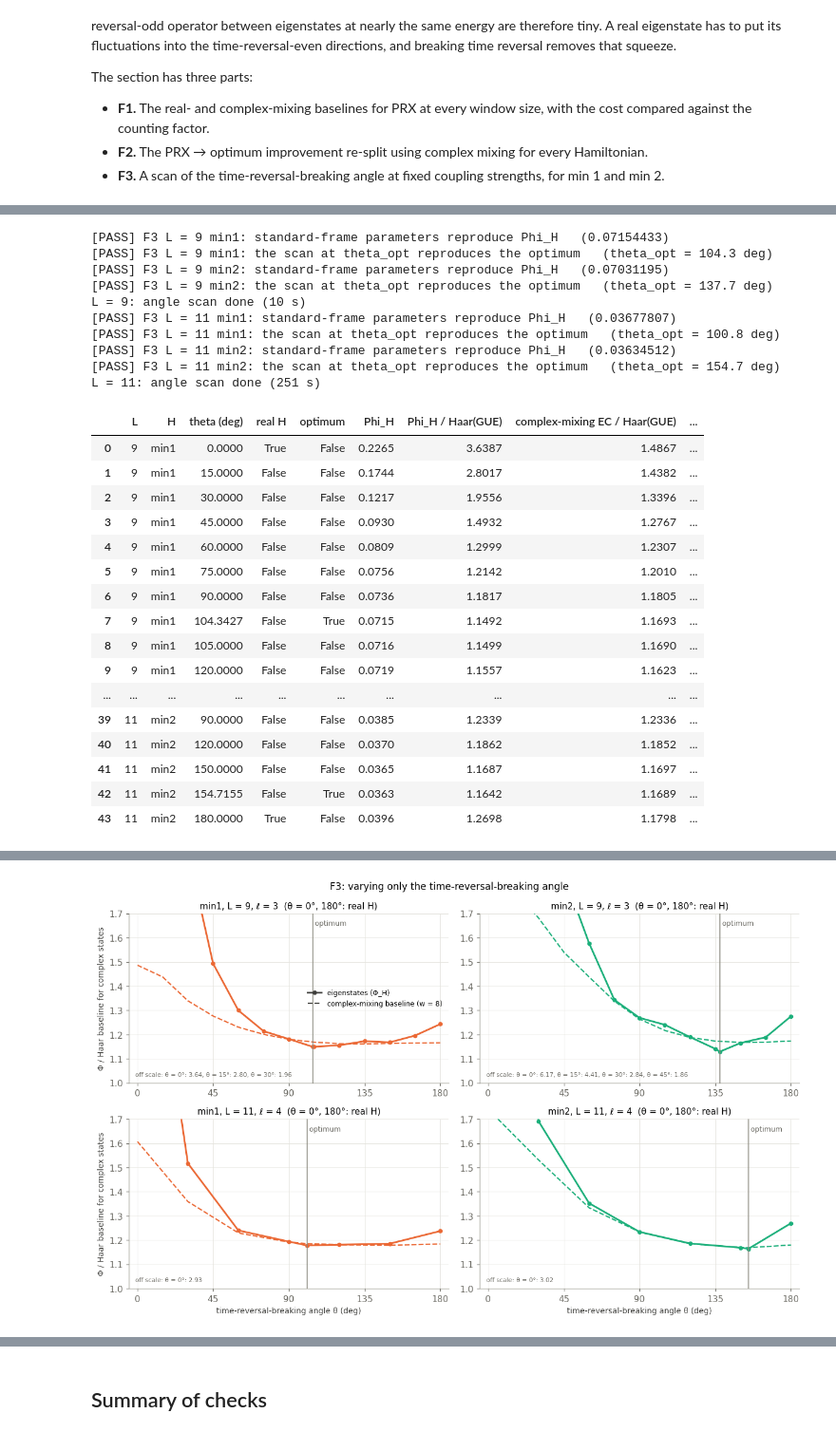
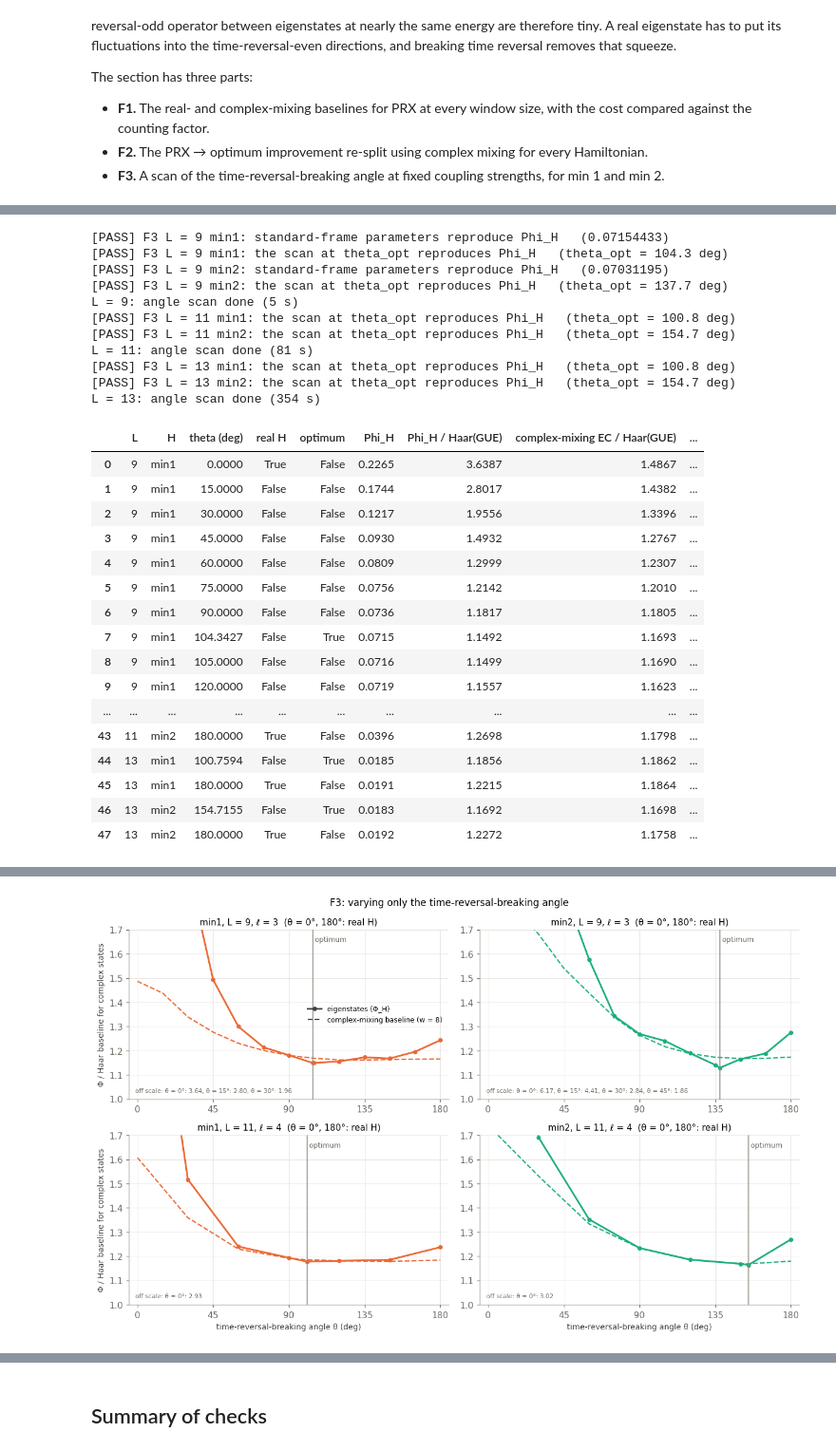
Before and after one commit to hotsoup1415/Optimizing-thermalization, a Jupyter notebook: notebooks/07_energy_conservation.ipynb, the cells around one changed output, grey strips where cells are left out. Shown at 95% size. Cells and saved outputs as stored; diff of their text form; code cells hidden in the pictures.

```diff
--- a/notebooks/07_energy_conservation.ipynb
+++ b/notebooks/07_energy_conservation.ipynb
@@ -40,12 +40,14 @@ import numpy as np
 import pandas as pd
 import matplotlib.pyplot as plt
 from matplotlib.lines import Line2D
+from scipy import sparse
 from scipy.linalg import eigh
 from IPython.display import display
 
 # ---- Run configuration ------------------------------------------------------
-QUICK  = False                 # True: L = 9 only, fewer perturbation draws (~30 s). False: adds L = 11 (~8 min).
-SIZES  = [(9, 3)] if QUICK else [(9, 3), (11, 4)]     # (L, l) pairs, as in the main notebook
+QUICK  = False                 # True: L = 9 only (~30 s). False: adds L = 11 (~8 min), and L = 13 if INCLUDE_L13 (~33 min total).
+INCLUDE_L13 = True              # with QUICK = False, also run L = 13 (dim 8192; see the runtime note above)
+SIZES  = [(9, 3)] if QUICK else [(9, 3), (11, 4)] + ([(13, 5)] if INCLUDE_L13 else [])   # (L, l), as in the search
 W_REF  = 8                      # reference window (eigenstates per window) for Sections D and E
 SEED   = 20261124
 rng    = np.random.default_rng(SEED)
@@ -356,7 +392,7 @@ for (L, l) in SIZES:
     ws = [2 ** j for j in range(1, int(np.log2(geo.k_mid)) + 1)]
     for name in NAMES:
         s = SYS[(L, name)]
-        sigma_E = s['E'].std()
+        sigma_E = s['sigma_E']
         for w in ws:
             ec = ec_scan(s['Vm'], geo, s['real'], w)
             nwin = geo.k_mid // w
@@ -753,38 +807,46 @@ def theta_of(xs):
     return abs(np.arctan2(2 * xs[3], xs[1] - xs[2]))
 
 
-N_THETA = {9: 13, 11: 7}
+N_THETA = {9: 13, 11: 7}      # full angle grids; any other L (13) gets only theta_opt and the real point 180 deg
 ANGLE, rows = {}, []
 for (L, l) in SIZES:
     geo = GEO[L]
     hz_gue = mu_haar_orth(False, geo.mb, geo.n_env)
     ops = build_ops(L)
     for name in ('min1', 'min2'):
-        xs = to_standard(PARAMS[L][name][1])
+        x = PARAMS[L][name][1]
+        xs = to_standard(x)
         th0 = theta_of(xs)
-        H = hamiltonian(ops, 'x6', xs)
-        phi_std = pair_phi(eigh(H, subset_by_index=[geo.lo, geo.hi])[1], geo).mean()
-        check(f'F3 L = {L} {name}: standard-frame parameters reproduce Phi_H',
-              np.isclose(phi_std, SYS[(L, name)]['phi_H'], rtol=1e-8), f'{phi_std:.8f}')
-        grid = sorted(set(np.round(np.append(np.linspace(0, np.pi, N_THETA.get(L, 7)), th0), 12)))
+        if not np.allclose(xs, x):    # canonical-frame input: confirm the rotation leaves Phi unchanged
+            H = hamiltonian(ops, 'x6', xs)
+            phi_std = pair_phi(eigh(H, subset_by_index=[geo.lo, geo.hi])[1], geo).mean()
+            check(f'F3 L = {L} {name}: standard-frame parameters reproduce Phi_H',
+                  np.isclose(phi_std, SYS[(L, name)]['phi_H'], rtol=1e-8), f'{phi_std:.8f}')
+        grid = (np.linspace(0, np.pi, N_THETA[L]) if L in N_THETA else [np.pi])
+        grid = sorted(set(np.round(np.append(grid, th0), 12)))
         for th in grid:
-            H = hamiltonian(ops, 'x6', with_theta(xs, th))
-            real = bool(np.allclose(H.imag, 0))
-            H = H.real if real else H
-            E, V = eigh(H, subset_by_index=[geo.lo, geo.hi])
+            opt = bool(np.isclose(th, th0))
+            if opt and L not in N_THETA:  # large L: reuse the diagonalisation from the top of the notebook
+                E, V, real = SYS[(L, name)]['Em'], SYS[(L, name)]['Vm'], SYS[(L, name)]['real']
+            else:
+                H = hamiltonian(ops, 'x6', with_theta(xs, th))
+                real = bool(np.allclose(H.imag, 0))
+                H = H.real if real else H
+                E, V = eigh(H, subset_by_index=[geo.lo, geo.hi])
+                del H; gc.collect()
             phi = pair_phi(V, geo).mean()
             ecu = ec_scan(V, geo, False, W_REF)
             ecr = ec_scan(V, geo, True, W_REF) if real else np.nan
-            opt = bool(np.isclose(th, th0))
             if opt:
-                check(f'F3 L = {L} {name}: the scan at theta_opt reproduces the optimum',
+                check(f'F3 L = {L} {name}: the scan at theta_opt reproduces Phi_H',
                       np.isclose(phi, SYS[(L, name)]['phi_H'], rtol=1e-8), f'theta_opt = {np.degrees(th0):.1f} deg')
             rows.append({'L': L, 'H': name, 'theta (deg)': np.degrees(th), 'real H': real, 'optimum': opt,
                          'Phi_H': phi, 'Phi_H / Haar(GUE)': phi / hz_gue,
                          'complex-mixing EC / Haar(GUE)': ecu / hz_gue, 'Phi_H / complex-mixing EC': phi / ecu,
                          'Phi_H / real-mixing EC': phi / ecr, '<r>': r_stat(E)})
+            del V
     del ops; gc.collect()
-    print(f'L = {L}: angle scan done ({time.time() - t0:.0f} s)')
+    print(f'L = {L}: angle scan done ({time.time() - t0:.0f} s)', flush=True)
 df_ang = pd.DataFrame(rows)
 display(df_ang.round(4))
 
@@ -792,14 +854,15 @@ for (L, l) in SIZES:
     for name in ('min1', 'min2'):
         d = df_ang[(df_ang.L == L) & (df_ang.H == name)]
         o, r180 = d[d.optimum].iloc[0], d[np.isclose(d['theta (deg)'], 180)].iloc[0]
-        print(f"FINDING  L = {L:2d} {name}: restoring time reversal at fixed couplings (theta = 180 deg) raises Phi by "
-              f"{100 * (r180['Phi_H'] / o['Phi_H'] - 1):.1f}%; complex-mixing baseline "
+        print(f"FINDING  L = {L:2d} {name} ({PARAM_NOTE[L]}): restoring time reversal at fixed couplings "
+              f"(theta = 180 deg) raises Phi by {100 * (r180['Phi_H'] / o['Phi_H'] - 1):.1f}%; complex-mixing baseline "
               f"{o['complex-mixing EC / Haar(GUE)']:.3f} -> {r180['complex-mixing EC / Haar(GUE)']:.3f}; "
               f"Phi_H / complex-mixing EC {o['Phi_H / complex-mixing EC']:.3f} -> {r180['Phi_H / complex-mixing EC']:.3f}")
 
-fig, axes = plt.subplots(len(SIZES), 2, figsize=(11.5, 3.6 * len(SIZES)), squeeze=False)
+PLOT_SIZES = [(L, l) for (L, l) in SIZES if L in N_THETA]
+fig, axes = plt.subplots(len(PLOT_SIZES), 2, figsize=(11.5, 3.6 * len(PLOT_SIZES)), squeeze=False)
 YTOP = 1.7
-for i, (L, l) in enumerate(SIZES):
+for i, (L, l) in enumerate(PLOT_SIZES):
     for j, name in enumerate(('min1', 'min2')):
         ax = axes[i, j]
         d = df_ang[(df_ang.L == L) & (df_ang.H == name)]
@@ -809,44 +872,45 @@ for i, (L, l) in enumerate(SIZES):
         ax.axvline(th0, color='#8a897f', lw=1)
         ax.text(th0, YTOP * 0.985, ' optimum', color='#6b6a63', fontsize=8, va='top')
         off = d[d['Phi_H / Haar(GUE)'] > YTOP]
         if len(off):
             ax.text(0.02, 0.04, 'off scale: ' + ', '.join(f"θ = {t:.0f}°: {v:.2f}" for t, v in
                     zip(off['theta (deg)'], off['Phi_H / Haar(GUE)'])), transform=ax.transAxes, fontsize=7, color='#6b6a63')
         ax.set_ylim(1.0, YTOP); ax.set_xlim(-5, 185); ax.set_xticks([0, 45, 90, 135, 180])
         ax.set_title(f'{name}, L = {L}, ℓ = {l}  (θ = 0°, 180°: real H)')
-        if i == len(SIZES) - 1: ax.set_xlabel('time-reversal-breaking angle θ (deg)')
+        if i == len(PLOT_SIZES) - 1: ax.set_xlabel('time-reversal-breaking angle θ (deg)')
         if j == 0: ax.set_ylabel('Φ / Haar baseline for complex states')
 handles = [Line2D([], [], color='#3d3d3a', lw=2, marker='o', ms=4, label='eigenstates (Φ_H)'),
            Line2D([], [], color='#3d3d3a', lw=1.5, ls='--', label=f'complex-mixing baseline (w = {W_REF})')]
 axes[0, 0].legend(handles=handles, fontsize=8, loc='center right')
 fig.suptitle('F3: varying only the time-reversal-breaking angle', fontsize=11)
 fig.tight_layout(); plt.show()
 print(f'Section F3 time: {time.time() - t0:.1f} s')
 # %% [output]
 [PASS] F3 L = 9 min1: standard-frame parameters reproduce Phi_H   (0.07154433)
-[PASS] F3 L = 9 min1: the scan at theta_opt reproduces the optimum   (theta_opt = 104.3 deg)
+[PASS] F3 L = 9 min1: the scan at theta_opt reproduces Phi_H   (theta_opt = 104.3 deg)
 [PASS] F3 L = 9 min2: standard-frame parameters reproduce Phi_H   (0.07031195)
-[PASS] F3 L = 9 min2: the scan at theta_opt reproduces the optimum   (theta_opt = 137.7 deg)
-L = 9: angle scan done (10 s)
-[PASS] F3 L = 11 min1: standard-frame parameters reproduce Phi_H   (0.03677807)
-[PASS] F3 L = 11 min1: the scan at theta_opt reproduces the optimum   (theta_opt = 100.8 deg)
-[PASS] F3 L = 11 min2: standard-frame parameters reproduce Phi_H   (0.03634512)
-[PASS] F3 L = 11 min2: the scan at theta_opt reproduces the optimum   (theta_opt = 154.7 deg)
-L = 11: angle scan done (251 s)
+[PASS] F3 L = 9 min2: the scan at theta_opt reproduces Phi_H   (theta_opt = 137.7 deg)
+L = 9: angle scan done (5 s)
+[PASS] F3 L = 11 min1: the scan at theta_opt reproduces Phi_H   (theta_opt = 100.8 deg)
+[PASS] F3 L = 11 min2: the scan at theta_opt reproduces Phi_H   (theta_opt = 154.7 deg)
+L = 11: angle scan done (81 s)
+[PASS] F3 L = 13 min1: the scan at theta_opt reproduces Phi_H   (theta_opt = 100.8 deg)
+[PASS] F3 L = 13 min2: the scan at theta_opt reproduces Phi_H   (theta_opt = 154.7 deg)
+L = 13: angle scan done (354 s)
 |  | L | H | theta (deg) | real H | optimum | Phi_H | Phi_H / Haar(GUE) | complex-mixing EC / Haar(GUE) | ... |
 | 0 | 9 | min1 | 0.0000 | True | False | 0.2265 | 3.6387 | 1.4867 | ... |
 | 1 | 9 | min1 | 15.0000 | False | False | 0.1744 | 2.8017 | 1.4382 | ... |
 | 2 | 9 | min1 | 30.0000 | False | False | 0.1217 | 1.9556 | 1.3396 | ... |
 | 3 | 9 | min1 | 45.0000 | False | False | 0.0930 | 1.4932 | 1.2767 | ... |
 | 4 | 9 | min1 | 60.0000 | False | False | 0.0809 | 1.2999 | 1.2307 | ... |
 | 5 | 9 | min1 | 75.0000 | False | False | 0.0756 | 1.2142 | 1.2010 | ... |
 | 6 | 9 | min1 | 90.0000 | False | False | 0.0736 | 1.1817 | 1.1805 | ... |
 | 7 | 9 | min1 | 104.3427 | False | True | 0.0715 | 1.1492 | 1.1693 | ... |
 | 8 | 9 | min1 | 105.0000 | False | False | 0.0716 | 1.1499 | 1.1690 | ... |
 | 9 | 9 | min1 | 120.0000 | False | False | 0.0719 | 1.1557 | 1.1623 | ... |
 | ... | ... | ... | ... | ... | ... | ... | ... | ... | ... |
-| 39 | 11 | min2 | 90.0000 | False | False | 0.0385 | 1.2339 | 1.2336 | ... |
-| 40 | 11 | min2 | 120.0000 | False | False | 0.0370 | 1.1862 | 1.1852 | ... |
-| 41 | 11 | min2 | 150.0000 | False | False | 0.0365 | 1.1687 | 1.1697 | ... |
-| 42 | 11 | min2 | 154.7155 | False | True | 0.0363 | 1.1642 | 1.1689 | ... |
 | 43 | 11 | min2 | 180.0000 | True | False | 0.0396 | 1.2698 | 1.1798 | ... |
+| 44 | 13 | min1 | 100.7594 | False | True | 0.0185 | 1.1856 | 1.1862 | ... |
+| 45 | 13 | min1 | 180.0000 | True | False | 0.0191 | 1.2215 | 1.1864 | ... |
+| 46 | 13 | min2 | 154.7155 | False | True | 0.0183 | 1.1692 | 1.1698 | ... |
+| 47 | 13 | min2 | 180.0000 | True | False | 0.0192 | 1.2272 | 1.1758 | ... |
```
Also changed, not shown: parts of 14 cells of this notebook, 1 other file.
